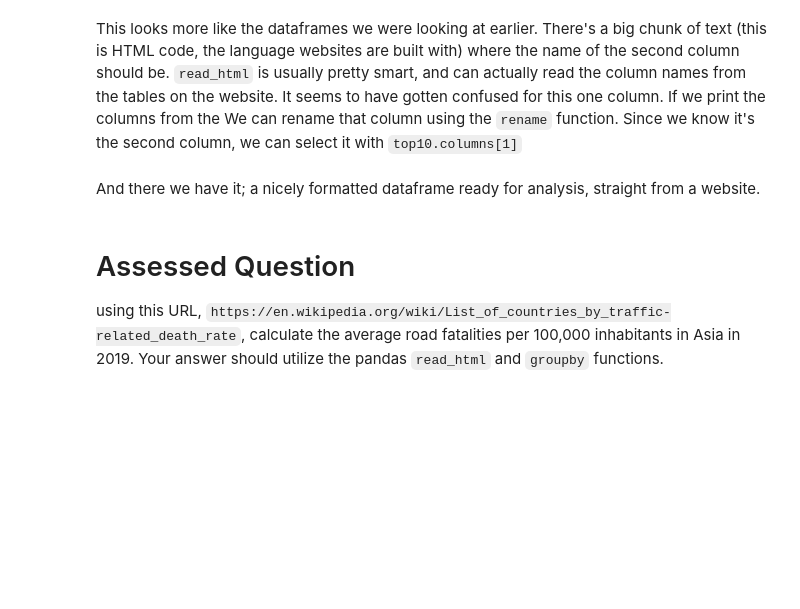
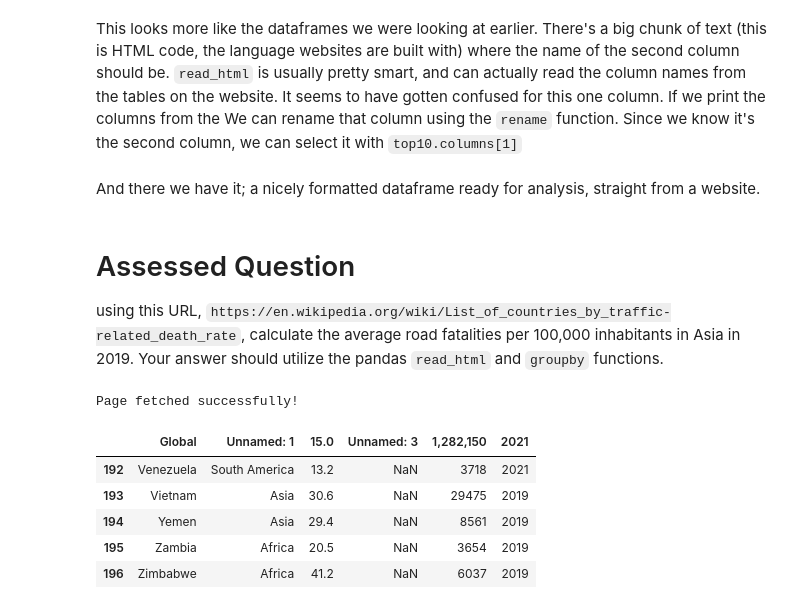
Before and after one commit to kentoosaka05/QM2, a Jupyter notebook: W2_Working_with_Data_in_Pandas.ipynb, the cells around one changed output. Cells and saved outputs as stored; diff of their text form; code cells hidden in the pictures; blank space fills up the shorter version.

```diff
--- a/W2_Working_with_Data_in_Pandas.ipynb
+++ b/W2_Working_with_Data_in_Pandas.ipynb
@@ -395,3 +481,42 @@ And there we have it; a nicely formatted dataframe ready for analysis, straight
 # Assessed Question
 
 using this URL, `https://en.wikipedia.org/wiki/List_of_countries_by_traffic-related_death_rate`, calculate the average road fatalities per 100,000 inhabitants in Asia in 2019. Your answer should utilize the pandas `read_html` and `groupby` functions.
+# %%
+import pandas
+import requests # <-- Add this import
+
+# Define the URL
+url = 'https://en.wikipedia.org/wiki/List_of_countries_by_traffic-related_death_rate'
+
+# Set headers to mimic a browser
+headers = {
+    'User-Agent': 'Mozilla/5.0 (Windows NT 10.0; Win64; x64) AppleWebKit/537.36 (KHTML, like Gecko) Chrome/58.0.3029.110 Safari/537.36'
+}
+
+# Fetch the page HTML using requests
+r = requests.get(url, headers=headers)
+
+# Check if the request was successful
+if r.status_code == 200:
+    print("Page fetched successfully!")
+else:
+    print(f"Error fetching page: Status code {r.status_code}")
+# %% [output]
+Page fetched successfully!
+# %%
+# Pass the HTML text (r.text) to pandas
+# We still use header=1 to get the correct column names
+tables = pandas.read_html(r.text, header=1)
+
+# Select the main data table (index 1) - This was incorrect, let's try index 0 and inspect
+df = tables[0]
+
+# Optional: check the first few rows
+df.tail()
+# %% [output]
+|  | Global | Unnamed: 1 | 15.0 | Unnamed: 3 | 1,282,150 | 2021 |
+| 192 | Venezuela | South America | 13.2 | NaN | 3718 | 2021 |
+| 193 | Vietnam | Asia | 30.6 | NaN | 29475 | 2019 |
+| 194 | Yemen | Asia | 29.4 | NaN | 8561 | 2019 |
+| 195 | Zambia | Africa | 20.5 | NaN | 3654 | 2019 |
+| 196 | Zimbabwe | Africa | 41.2 | NaN | 6037 | 2019 |
```
Also changed, not shown: parts of 12 cells of this notebook.
